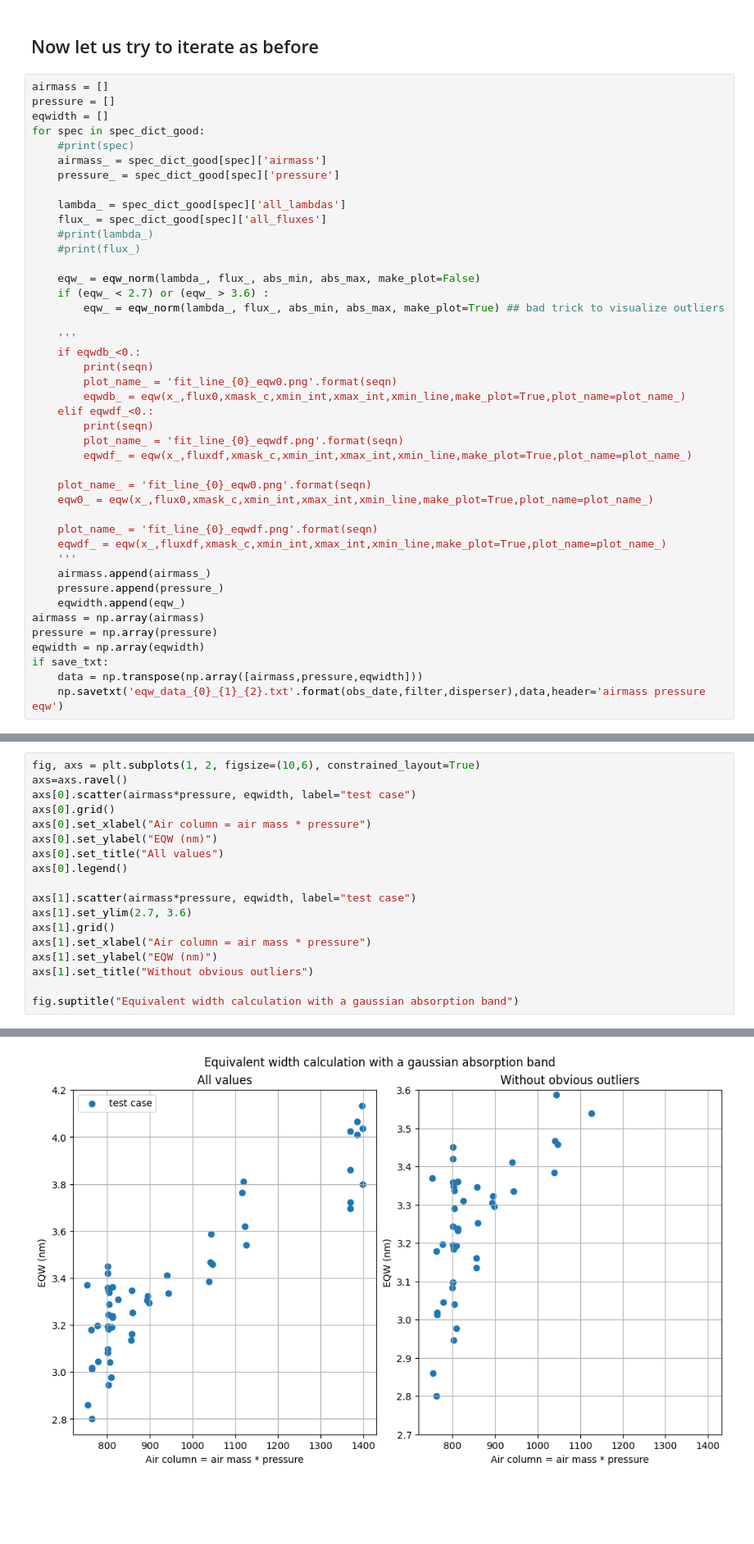
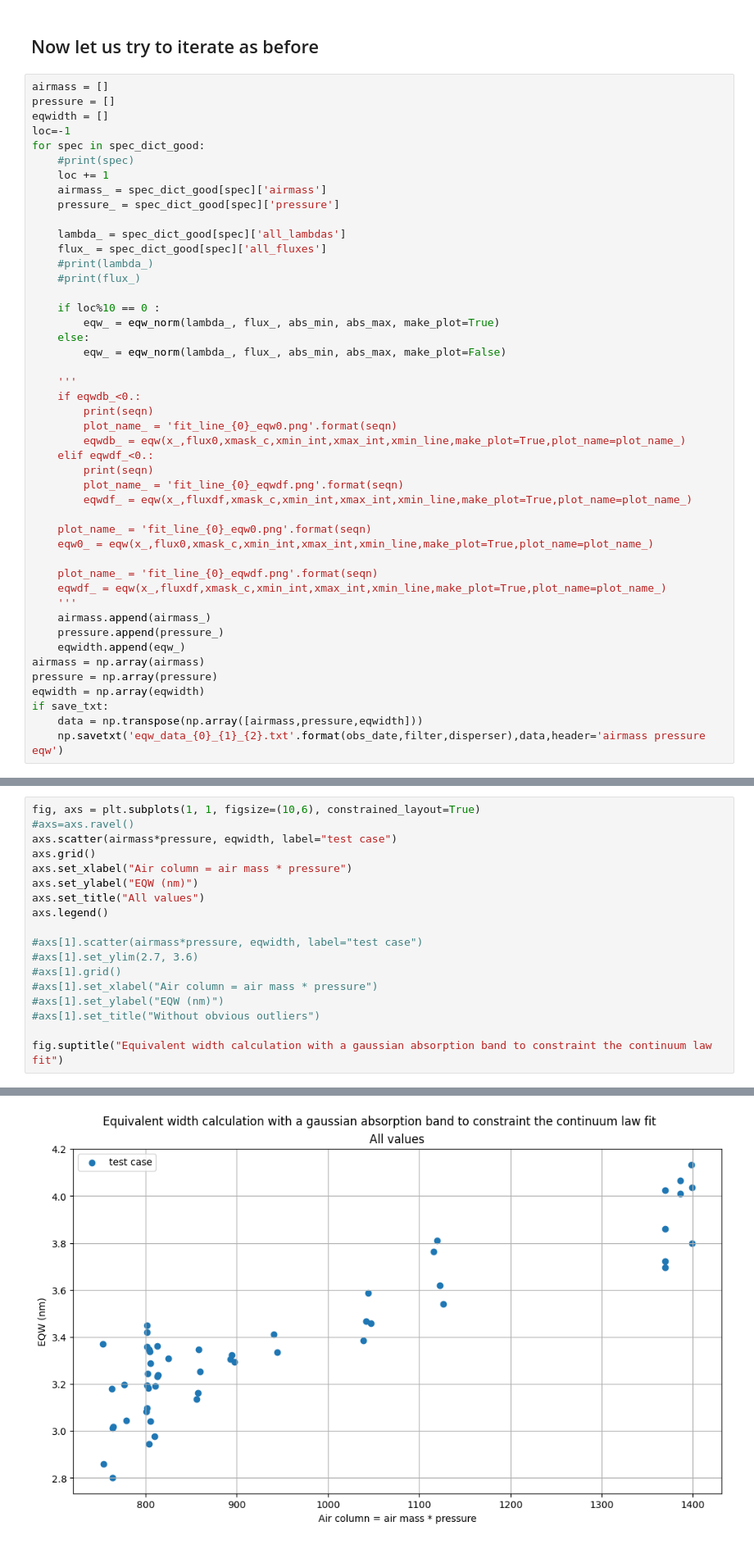
Before and after one commit to mrmonroy/AuxTel_eqw, a Jupyter notebook: O2_EQW/calculate_o2_eqw.ipynb, the cells around one changed output, grey strips where cells are left out. Shown at 82% size. Cells and saved outputs as stored; diff of their text form; blank space fills up the shorter version.

```diff
--- a/O2_EQW/calculate_o2_eqw.ipynb
+++ b/O2_EQW/calculate_o2_eqw.ipynb
@@ -677,8 +677,10 @@ Equivalent width EQW=3.237584943210811
 airmass = []
 pressure = []
 eqwidth = []
+loc=-1
 for spec in spec_dict_good:
     #print(spec)
+    loc += 1
     airmass_ = spec_dict_good[spec]['airmass']
     pressure_ = spec_dict_good[spec]['pressure']
 
@@ -687,9 +689,10 @@ for spec in spec_dict_good:
     #print(lambda_)
     #print(flux_)
 
-    eqw_ = eqw_norm(lambda_, flux_, abs_min, abs_max, make_plot=False)
-    if (eqw_ < 2.7) or (eqw_ > 3.6) :
-        eqw_ = eqw_norm(lambda_, flux_, abs_min, abs_max, make_plot=True) ## bad trick to visualize outliers
+    if loc%10 == 0 :
+        eqw_ = eqw_norm(lambda_, flux_, abs_min, abs_max, make_plot=True)
+    else:
+        eqw_ = eqw_norm(lambda_, flux_, abs_min, abs_max, make_plot=False)
 
     '''
     if eqwdb_<0.:
@@ -732,19 +729,19 @@ if save_txt:
 # %%
-fig, axs = plt.subplots(1, 2, figsize=(10,6), constrained_layout=True)
-axs=axs.ravel()
-axs[0].scatter(airmass*pressure, eqwidth, label="test case")
-axs[0].grid()
-axs[0].set_xlabel("Air column = air mass * pressure")
-axs[0].set_ylabel("EQW (nm)")
-axs[0].set_title("All values")
-axs[0].legend()
+fig, axs = plt.subplots(1, 1, figsize=(10,6), constrained_layout=True)
+#axs=axs.ravel()
+axs.scatter(airmass*pressure, eqwidth, label="test case")
+axs.grid()
+axs.set_xlabel("Air column = air mass * pressure")
+axs.set_ylabel("EQW (nm)")
+axs.set_title("All values")
+axs.legend()
 
-axs[1].scatter(airmass*pressure, eqwidth, label="test case")
-axs[1].set_ylim(2.7, 3.6)
-axs[1].grid()
-axs[1].set_xlabel("Air column = air mass * pressure")
-axs[1].set_ylabel("EQW (nm)")
-axs[1].set_title("Without obvious outliers")
+#axs[1].scatter(airmass*pressure, eqwidth, label="test case")
+#axs[1].set_ylim(2.7, 3.6)
+#axs[1].grid()
+#axs[1].set_xlabel("Air column = air mass * pressure")
+#axs[1].set_ylabel("EQW (nm)")
+#axs[1].set_title("Without obvious outliers")
 
-fig.suptitle("Equivalent width calculation with a gaussian absorption band")
+fig.suptitle("Equivalent width calculation with a gaussian absorption band to constraint the continuum law fit")
 # %% [output]
@@ -752 +749 @@ Text(0.5, 0.98, 'Equivalent width calculation with a gaussian absorption band')
-[figure, old version]
+[figure, new version]
```
Also changed, not shown: parts of 2 cells of this notebook.
